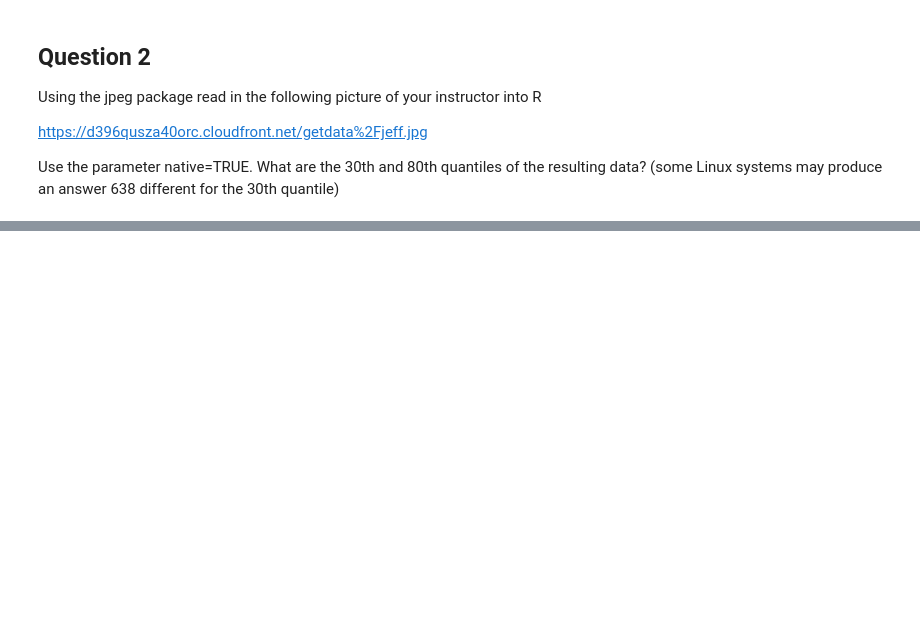
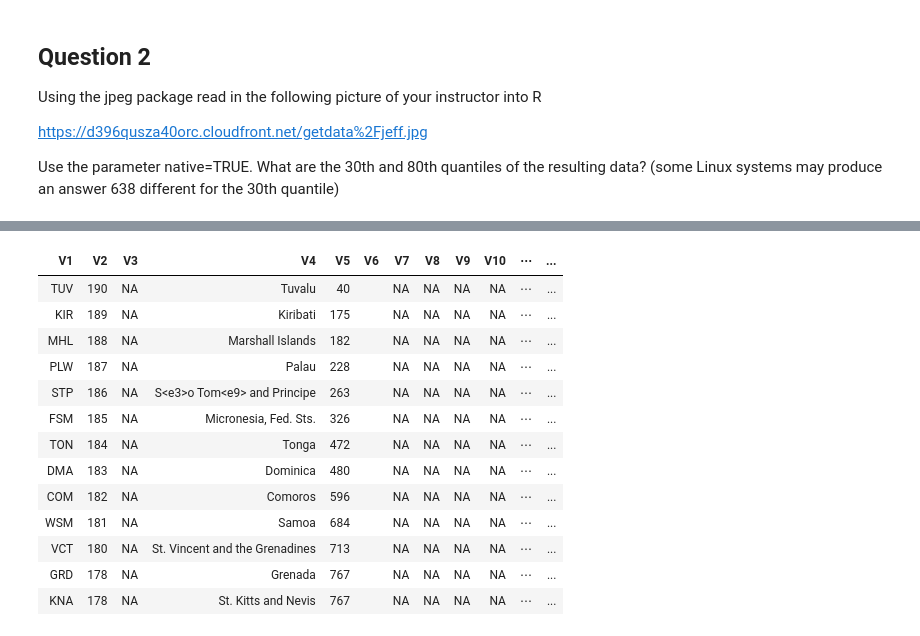
Before and after one commit to goyder/r-jupyter, a Jupyter notebook: data-cleaning/Week 3 Quiz.ipynb, the cells around one changed output, grey strips where cells are left out. Saved outputs shown, nothing was run; the diff lists cells and outputs as text; code cells hidden in the pictures; blank space fills up the shorter version.

```diff
--- a/data-cleaning/Week 3 Quiz.ipynb
+++ b/data-cleaning/Week 3 Quiz.ipynb
@@ -91,0 +240,19 @@ ERROR: Error in library(jpeg): there is no package called ‘jpeg’
+# %%
+df.merged$V2 <- as.numeric(as.character(df.merged$V2))
+# %%
+head(arrange(df.merged, desc(V2)), n=13)
+# %% [output]
+| V1 | V2 | V3 | V4 | V5 | V6 | V7 | V8 | V9 | V10 | ⋯ | ... |
+| TUV | 190 | NA | Tuvalu | 40 |  | NA | NA | NA | NA | ⋯ | ... |
+| KIR | 189 | NA | Kiribati | 175 |  | NA | NA | NA | NA | ⋯ | ... |
+| MHL | 188 | NA | Marshall Islands | 182 |  | NA | NA | NA | NA | ⋯ | ... |
+| PLW | 187 | NA | Palau | 228 |  | NA | NA | NA | NA | ⋯ | ... |
+| STP | 186 | NA | S<e3>o Tom<e9> and Principe | 263 |  | NA | NA | NA | NA | ⋯ | ... |
+| FSM | 185 | NA | Micronesia, Fed. Sts. | 326 |  | NA | NA | NA | NA | ⋯ | ... |
+| TON | 184 | NA | Tonga | 472 |  | NA | NA | NA | NA | ⋯ | ... |
+| DMA | 183 | NA | Dominica | 480 |  | NA | NA | NA | NA | ⋯ | ... |
+| COM | 182 | NA | Comoros | 596 |  | NA | NA | NA | NA | ⋯ | ... |
+| WSM | 181 | NA | Samoa | 684 |  | NA | NA | NA | NA | ⋯ | ... |
+| VCT | 180 | NA | St. Vincent and the Grenadines | 713 |  | NA | NA | NA | NA | ⋯ | ... |
+| GRD | 178 | NA | Grenada | 767 |  | NA | NA | NA | NA | ⋯ | ... |
+| KNA | 178 | NA | St. Kitts and Nevis | 767 |  | NA | NA | NA | NA | ⋯ | ... |
```
Also changed, not shown: parts of 27 cells of this notebook, 5 other files.
